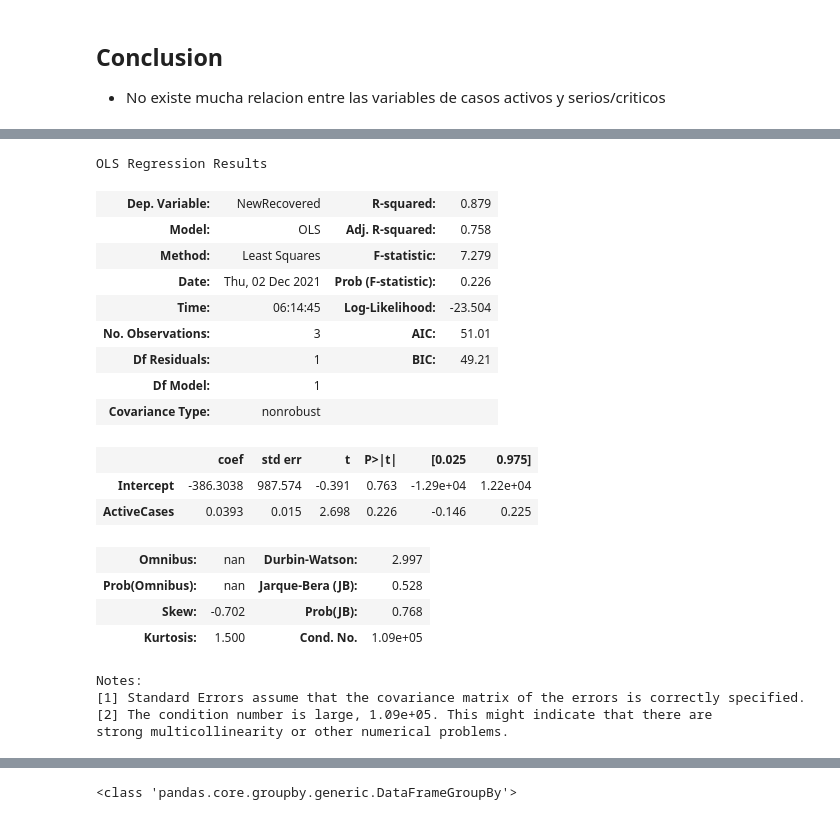
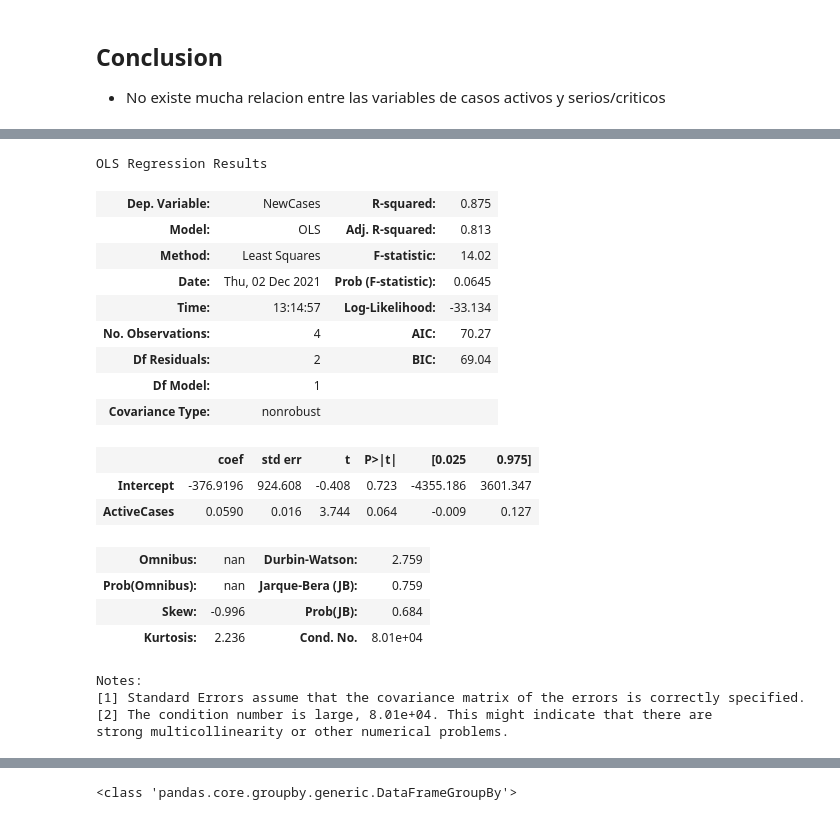
Before and after one commit to DanielaTrevino00/Daniela, a Jupyter notebook: Presentacion4.ipynb, the cells around one changed output, grey strips where cells are left out. Saved outputs shown, nothing was run; the diff lists cells and outputs as text; code cells hidden in the pictures.

```diff
--- a/Presentacion4.ipynb
+++ b/Presentacion4.ipynb
@@ -137,31 +173,31 @@ plt.show()
 # %%
 #y = b0 + b1*x1 + b2*x2 + ...
 # 'NewCases' =b0 + b1* 'ActiveCases'
 
-modelA = sm.OLS.from_formula('NewRecovered~ActiveCases',data = df)
+modelA = sm.OLS.from_formula('NewCases~ActiveCases',data = df)
 resultA = modelA.fit()
 resultA.summary()
 # %% [output]
 OLS Regression Results
-| Dep. Variable: | NewRecovered | R-squared: | 0.879 |
-| Model: | OLS | Adj. R-squared: | 0.758 |
-| Method: | Least Squares | F-statistic: | 7.279 |
-| Date: | Thu, 02 Dec 2021 | Prob (F-statistic): | 0.226 |
-| Time: | 06:14:45 | Log-Likelihood: | -23.504 |
-| No. Observations: | 3 | AIC: | 51.01 |
-| Df Residuals: | 1 | BIC: | 49.21 |
+| Dep. Variable: | NewCases | R-squared: | 0.875 |
+| Model: | OLS | Adj. R-squared: | 0.813 |
+| Method: | Least Squares | F-statistic: | 14.02 |
+| Date: | Thu, 02 Dec 2021 | Prob (F-statistic): | 0.0645 |
+| Time: | 13:14:57 | Log-Likelihood: | -33.134 |
+| No. Observations: | 4 | AIC: | 70.27 |
+| Df Residuals: | 2 | BIC: | 69.04 |
 | Df Model: | 1 |  |  |
 | Covariance Type: | nonrobust |  |  |
 |  | coef | std err | t | P>|t| | [0.025 | 0.975] |
-| Intercept | -386.3038 | 987.574 | -0.391 | 0.763 | -1.29e+04 | 1.22e+04 |
-| ActiveCases | 0.0393 | 0.015 | 2.698 | 0.226 | -0.146 | 0.225 |
+| Intercept | -376.9196 | 924.608 | -0.408 | 0.723 | -4355.186 | 3601.347 |
+| ActiveCases | 0.0590 | 0.016 | 3.744 | 0.064 | -0.009 | 0.127 |
-| Omnibus: | nan | Durbin-Watson: | 2.997 |
-| Prob(Omnibus): | nan | Jarque-Bera (JB): | 0.528 |
-| Skew: | -0.702 | Prob(JB): | 0.768 |
-| Kurtosis: | 1.500 | Cond. No. | 1.09e+05 |
+| Omnibus: | nan | Durbin-Watson: | 2.759 |
+| Prob(Omnibus): | nan | Jarque-Bera (JB): | 0.759 |
+| Skew: | -0.996 | Prob(JB): | 0.684 |
+| Kurtosis: | 2.236 | Cond. No. | 8.01e+04 |
 Notes:
 [1] Standard Errors assume that the covariance matrix of the errors is correctly specified.
-[2] The condition number is large, 1.09e+05. This might indicate that there are
+[2] The condition number is large, 8.01e+04. This might indicate that there are
 strong multicollinearity or other numerical problems.
 # %% [markdown]
 ## Observaciones
```
Also changed, not shown: parts of 29 cells of this notebook.
